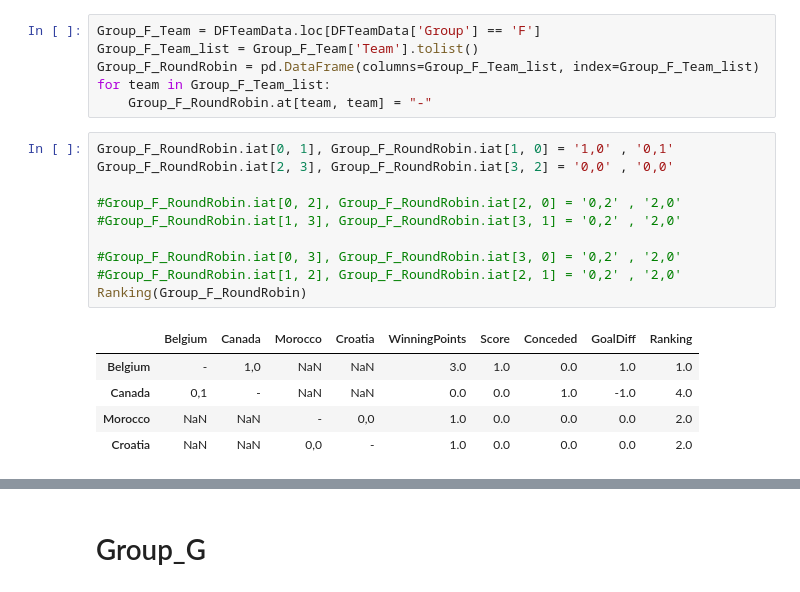
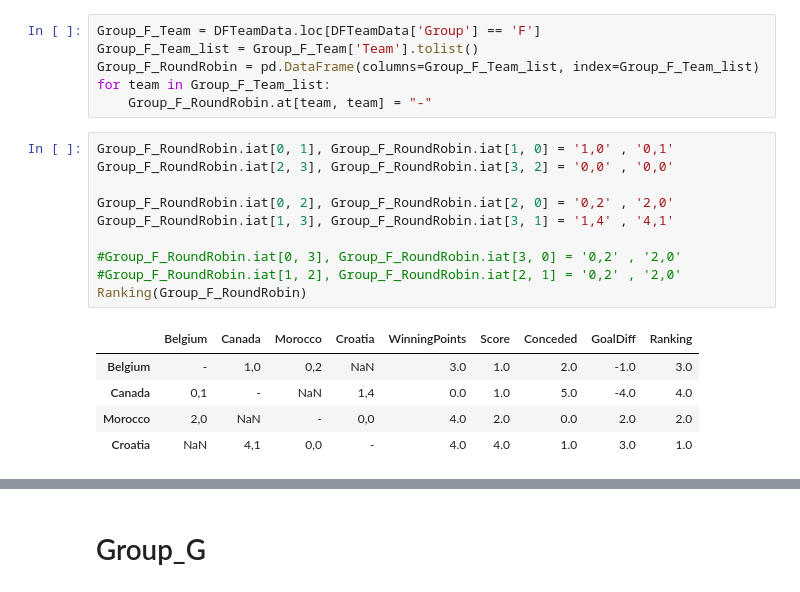
Before and after one commit to Jhosua-a/WCup2022, a Jupyter notebook: WCup2022_GroupLeage.ipynb, the cells around one changed output, grey strips where cells are left out. Cells and saved outputs as stored; diff of their text form.

```diff
--- a/WCup2022_GroupLeage.ipynb
+++ b/WCup2022_GroupLeage.ipynb
@@ -388,19 +418,19 @@ for team in Group_F_Team_list:
 # %%
 Group_F_RoundRobin.iat[0, 1], Group_F_RoundRobin.iat[1, 0] = '1,0' , '0,1'
 Group_F_RoundRobin.iat[2, 3], Group_F_RoundRobin.iat[3, 2] = '0,0' , '0,0'
 
-#Group_F_RoundRobin.iat[0, 2], Group_F_RoundRobin.iat[2, 0] = '0,2' , '2,0'
-#Group_F_RoundRobin.iat[1, 3], Group_F_RoundRobin.iat[3, 1] = '0,2' , '2,0'
+Group_F_RoundRobin.iat[0, 2], Group_F_RoundRobin.iat[2, 0] = '0,2' , '2,0'
+Group_F_RoundRobin.iat[1, 3], Group_F_RoundRobin.iat[3, 1] = '1,4' , '4,1'
 
 #Group_F_RoundRobin.iat[0, 3], Group_F_RoundRobin.iat[3, 0] = '0,2' , '2,0'
 #Group_F_RoundRobin.iat[1, 2], Group_F_RoundRobin.iat[2, 1] = '0,2' , '2,0'
 Ranking(Group_F_RoundRobin)
 # %% [output]
 |  | Belgium | Canada | Morocco | Croatia | WinningPoints | Score | Conceded | GoalDiff | Ranking |
-| Belgium | - | 1,0 | NaN | NaN | 3.0 | 1.0 | 0.0 | 1.0 | 1.0 |
-| Canada | 0,1 | - | NaN | NaN | 0.0 | 0.0 | 1.0 | -1.0 | 4.0 |
-| Morocco | NaN | NaN | - | 0,0 | 1.0 | 0.0 | 0.0 | 0.0 | 2.0 |
-| Croatia | NaN | NaN | 0,0 | - | 1.0 | 0.0 | 0.0 | 0.0 | 2.0 |
+| Belgium | - | 1,0 | 0,2 | NaN | 3.0 | 1.0 | 2.0 | -1.0 | 3.0 |
+| Canada | 0,1 | - | NaN | 1,4 | 0.0 | 1.0 | 5.0 | -4.0 | 4.0 |
+| Morocco | 2,0 | NaN | - | 0,0 | 4.0 | 2.0 | 0.0 | 2.0 | 2.0 |
+| Croatia | NaN | 4,1 | 0,0 | - | 4.0 | 4.0 | 1.0 | 3.0 | 1.0 |
 # %%
 Ranking_num_F, Ranking_probability_F = RankingProbability(Group_F_RoundRobin.copy())
 # %% [output]
```
Also changed, not shown: parts of 21 cells of this notebook, 1 other file.
